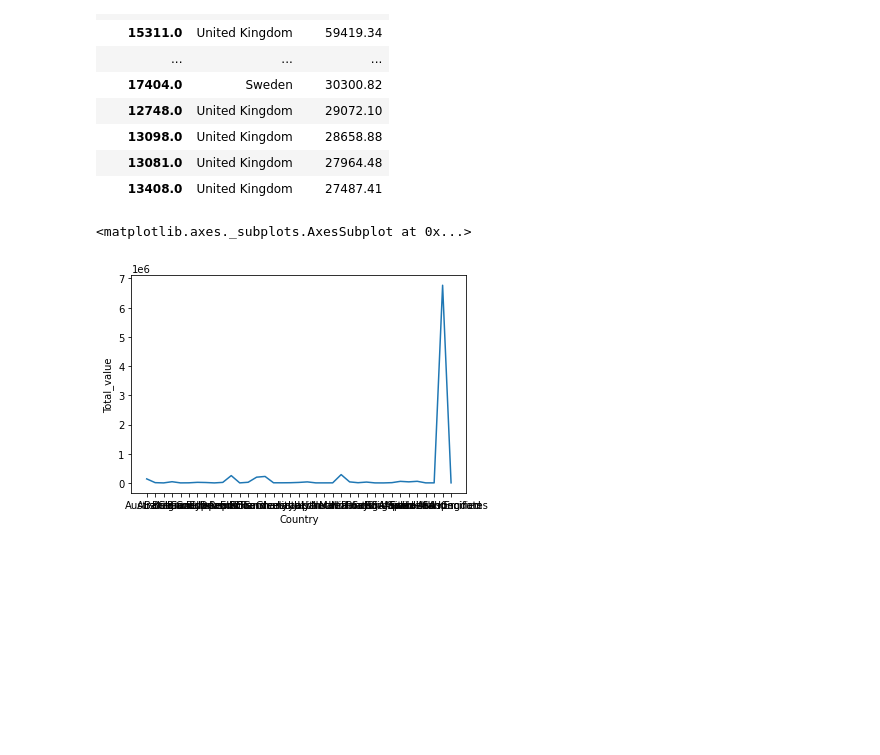
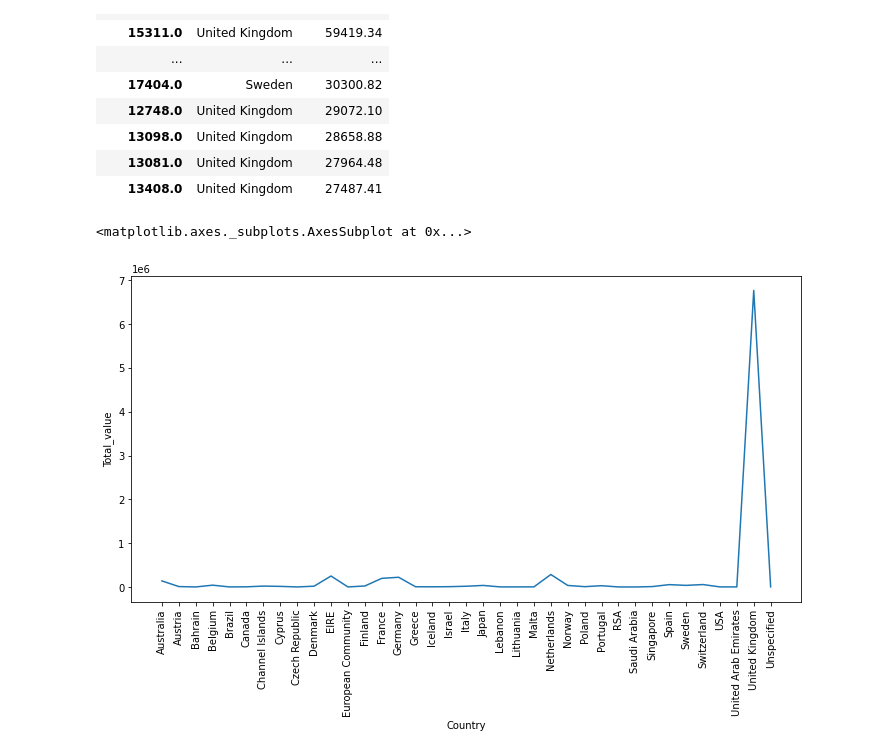
Before and after one commit to V-Nayak/EDA_project, a Jupyter notebook: Capstone_Project_1_Propensity_Model.ipynb, the cells around one changed output. Cells and saved outputs as stored; diff of their text form; code cells hidden in the pictures; blank space fills up the shorter version.

```diff
--- a/Capstone_Project_1_Propensity_Model.ipynb
+++ b/Capstone_Project_1_Propensity_Model.ipynb
@@ -394,10 +394,11 @@ DescV_Table.head(30)
 | 13408.0 | United Kingdom | 27487.41 |
 # %%
 # draw lineplot
+plt.xticks(rotation = 90)
 sns.lineplot(x="Country", y="Total_value", data=TCountry_Table)
 # %% [output]
 <matplotlib.axes._subplots.AxesSubplot at 0x...>
-[figure, old version]
+[figure, new version]
 # %%
 # draw lineplot
 sns.lineplot(x="CustomerID", y="Total_value", data=TValue_Table)
```
Also changed, not shown: parts of 1 cell of this notebook.
